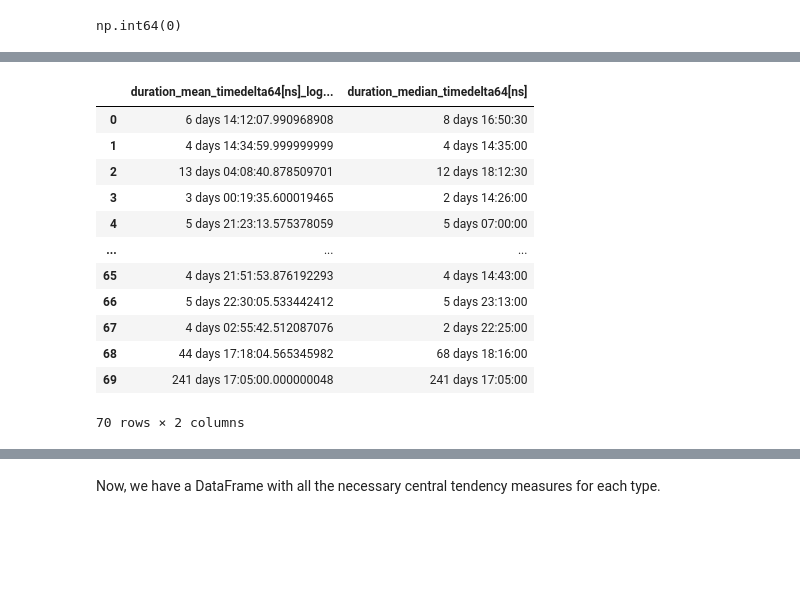
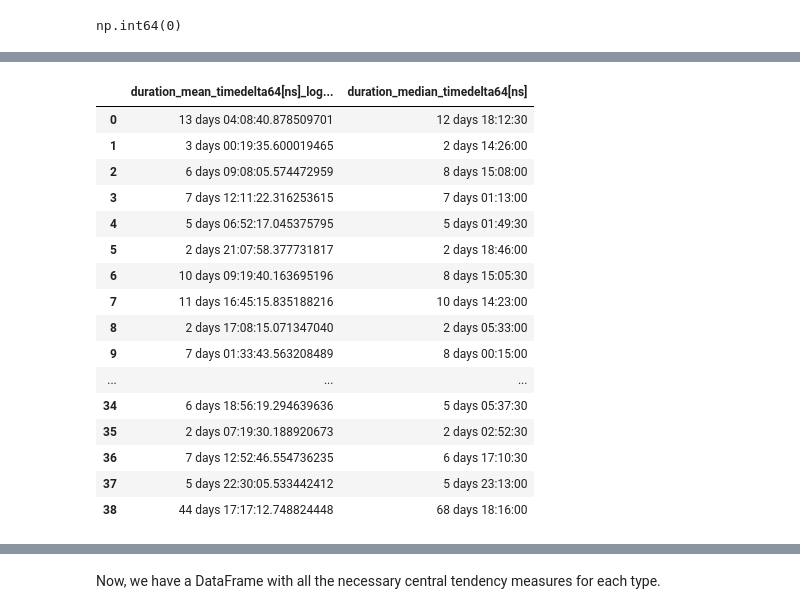
Before and after one commit to KhopSun/ChAMP_DataTrack_DADS, a Jupyter notebook: Question2_Part3.ipynb, the cells around one changed output, grey strips where cells are left out. Cells and saved outputs as stored; diff of their text form; code cells hidden in the pictures; blank space fills up the shorter version.

Commit message:
Find average duration by types w/ categorized type

```diff
--- a/Question2_Part3.ipynb
+++ b/Question2_Part3.ipynb
@@ -781,9 +818,11 @@ temp_median.head()
 temp_median.rename(columns={'duration_int64':'duration_median_int64'}, inplace=True)
 # %%
 # duration_df = pd.merge(left=duration_df, right=temp_median, how='left', on='type')
-duration_df_bkk = pd.merge(left=duration_df_bkk, right=temp_median, how='left', on='type')
+# duration_df_bkk = pd.merge(left=duration_df_bkk, right=temp_median, how='left', on='type')
+duration_df_bkk_categorized = pd.merge(left=duration_df_bkk_categorized, right=temp_median, how='left', on='type')
 # %%
 # duration_df['duration_median_timedelta64[ns]'] = duration_df['duration_median_int64'].astype('timedelta64[ns]')
-duration_df_bkk['duration_median_timedelta64[ns]'] = duration_df_bkk['duration_median_int64'].astype('timedelta64[ns]')
+# duration_df_bkk['duration_median_timedelta64[ns]'] = duration_df_bkk['duration_median_int64'].astype('timedelta64[ns]')
+duration_df_bkk_categorized['duration_median_timedelta64[ns]'] = duration_df_bkk_categorized['duration_median_int64'].astype('timedelta64[ns]')
 # %%
 # duration_df.head()
@@ -799,7 +839,10 @@ duration_df_bkk.head()
 # temp_mode = combined_exploded_df.groupby('type')['duration_int64'].agg(
 #     lambda x: x.mode().iloc[0] if not x.mode().empty else None
 # ).reset_index()
-temp_mode = combined_exploded_df_bkk.groupby('type')['duration_int64'].agg(
+# temp_mode = combined_exploded_df_bkk.groupby('type')['duration_int64'].agg(
+#     lambda x: x.mode().iloc[0] if not x.mode().empty else None
+# ).reset_index()
+temp_mode = combined_exploded_df_bkk_categorized.groupby('type')['duration_int64'].agg(
     lambda x: x.mode().iloc[0] if not x.mode().empty else None
 ).reset_index()
 # %%
@@ -831,5 +874,6 @@ temp_mode.head()
 # %%
 # duration_df = pd.merge(left=duration_df, right=temp_mode, how='left', on='type')
-duration_df_bkk = pd.merge(left=duration_df_bkk, right=temp_mode, how='left', on='type')
+# duration_df_bkk = pd.merge(left=duration_df_bkk, right=temp_mode, how='left', on='type')
+duration_df_bkk_categorized = pd.merge(left=duration_df_bkk_categorized, right=temp_mode, how='left', on='type')
 # %%
 # duration_df.head()
@@ -844,17 +889,22 @@ duration_df_bkk.head()
 # %%
-duration_df_bkk[['duration_mean_timedelta64[ns]_logscale_expback', 'duration_median_timedelta64[ns]']]
+# duration_df_bkk[['duration_mean_timedelta64[ns]_logscale_expback', 'duration_median_timedelta64[ns]']]
+duration_df_bkk_categorized[['duration_mean_timedelta64[ns]_logscale_expback', 'duration_median_timedelta64[ns]']]
 # %% [output]
 |  | duration_mean_timedelta64[ns]_log... | duration_median_timedelta64[ns] |
-| 0 | 6 days 14:12:07.990968908 | 8 days 16:50:30 |
-| 1 | 4 days 14:34:59.999999999 | 4 days 14:35:00 |
-| 2 | 13 days 04:08:40.878509701 | 12 days 18:12:30 |
-| 3 | 3 days 00:19:35.600019465 | 2 days 14:26:00 |
-| 4 | 5 days 21:23:13.575378059 | 5 days 07:00:00 |
+| 0 | 13 days 04:08:40.878509701 | 12 days 18:12:30 |
+| 1 | 3 days 00:19:35.600019465 | 2 days 14:26:00 |
+| 2 | 6 days 09:08:05.574472959 | 8 days 15:08:00 |
+| 3 | 7 days 12:11:22.316253615 | 7 days 01:13:00 |
+| 4 | 5 days 06:52:17.045375795 | 5 days 01:49:30 |
+| 5 | 2 days 21:07:58.377731817 | 2 days 18:46:00 |
+| 6 | 10 days 09:19:40.163695196 | 8 days 15:05:30 |
+| 7 | 11 days 16:45:15.835188216 | 10 days 14:23:00 |
+| 8 | 2 days 17:08:15.071347040 | 2 days 05:33:00 |
+| 9 | 7 days 01:33:43.563208489 | 8 days 00:15:00 |
 | ... | ... | ... |
-| 65 | 4 days 21:51:53.876192293 | 4 days 14:43:00 |
-| 66 | 5 days 22:30:05.533442412 | 5 days 23:13:00 |
-| 67 | 4 days 02:55:42.512087076 | 2 days 22:25:00 |
-| 68 | 44 days 17:18:04.565345982 | 68 days 18:16:00 |
-| 69 | 241 days 17:05:00.000000048 | 241 days 17:05:00 |
+| 34 | 6 days 18:56:19.294639636 | 5 days 05:37:30 |
+| 35 | 2 days 07:19:30.188920673 | 2 days 02:52:30 |
+| 36 | 7 days 12:52:46.554736235 | 6 days 17:10:30 |
+| 37 | 5 days 22:30:05.533442412 | 5 days 23:13:00 |
+| 38 | 44 days 17:17:12.748824448 | 68 days 18:16:00 |
-70 rows × 2 columns
 # %%
```
Also changed, not shown: parts of 31 cells of this notebook.
